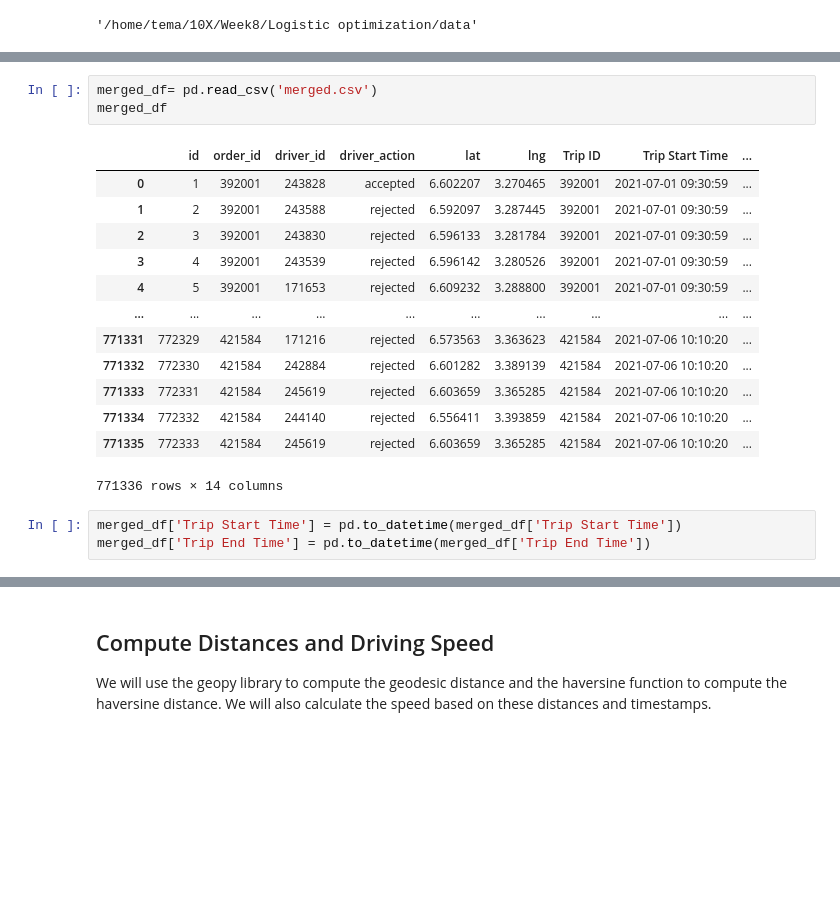
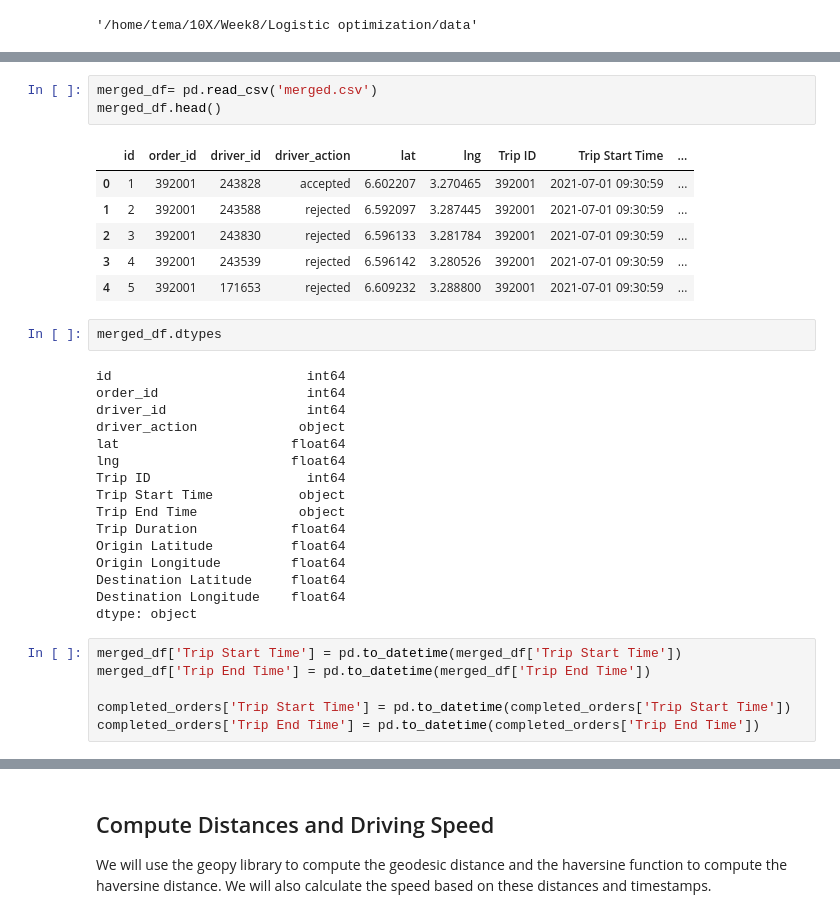
Before and after one commit to temesgen5335/Logistic-optimization, a Jupyter notebook: notebooks/eda.ipynb, the cells around one changed output, grey strips where cells are left out. Saved outputs shown, nothing was run; the diff lists cells and outputs as text; blank space fills up the shorter version.

```diff
--- a/notebooks/feature_engineering.ipynb
+++ b/notebooks/eda.ipynb
@@ -24,20 +58,34 @@ completed_orders = pd.read_csv('completed_orders.csv')
 # %%
 merged_df= pd.read_csv('merged.csv')
-merged_df
+merged_df.head()
 # %% [output]
 |  | id | order_id | driver_id | driver_action | lat | lng | Trip ID | Trip Start Time | ... |
 | 0 | 1 | 392001 | 243828 | accepted | 6.602207 | 3.270465 | 392001 | 2021-07-01 09:30:59 | ... |
 | 1 | 2 | 392001 | 243588 | rejected | 6.592097 | 3.287445 | 392001 | 2021-07-01 09:30:59 | ... |
 | 2 | 3 | 392001 | 243830 | rejected | 6.596133 | 3.281784 | 392001 | 2021-07-01 09:30:59 | ... |
 | 3 | 4 | 392001 | 243539 | rejected | 6.596142 | 3.280526 | 392001 | 2021-07-01 09:30:59 | ... |
 | 4 | 5 | 392001 | 171653 | rejected | 6.609232 | 3.288800 | 392001 | 2021-07-01 09:30:59 | ... |
-| ... | ... | ... | ... | ... | ... | ... | ... | ... | ... |
-| 771331 | 772329 | 421584 | 171216 | rejected | 6.573563 | 3.363623 | 421584 | 2021-07-06 10:10:20 | ... |
-| 771332 | 772330 | 421584 | 242884 | rejected | 6.601282 | 3.389139 | 421584 | 2021-07-06 10:10:20 | ... |
-| 771333 | 772331 | 421584 | 245619 | rejected | 6.603659 | 3.365285 | 421584 | 2021-07-06 10:10:20 | ... |
-| 771334 | 772332 | 421584 | 244140 | rejected | 6.556411 | 3.393859 | 421584 | 2021-07-06 10:10:20 | ... |
-| 771335 | 772333 | 421584 | 245619 | rejected | 6.603659 | 3.365285 | 421584 | 2021-07-06 10:10:20 | ... |
-771336 rows × 14 columns
+# %%
+merged_df.dtypes
+# %% [output]
+id                         int64
+order_id                   int64
+driver_id                  int64
+driver_action             object
+lat                      float64
+lng                      float64
+Trip ID                    int64
+Trip Start Time           object
+Trip End Time             object
+Trip Duration            float64
+Origin Latitude          float64
+Origin Longitude         float64
+Destination Latitude     float64
+Destination Longitude    float64
+dtype: object
 # %%
 merged_df['Trip Start Time'] = pd.to_datetime(merged_df['Trip Start Time'])
 merged_df['Trip End Time'] = pd.to_datetime(merged_df['Trip End Time'])
+
+completed_orders['Trip Start Time'] = pd.to_datetime(completed_orders['Trip Start Time'])
+completed_orders['Trip End Time'] = pd.to_datetime(completed_orders['Trip End Time'])
```
Also changed, not shown: parts of 10 cells of this notebook, 1 other file.
